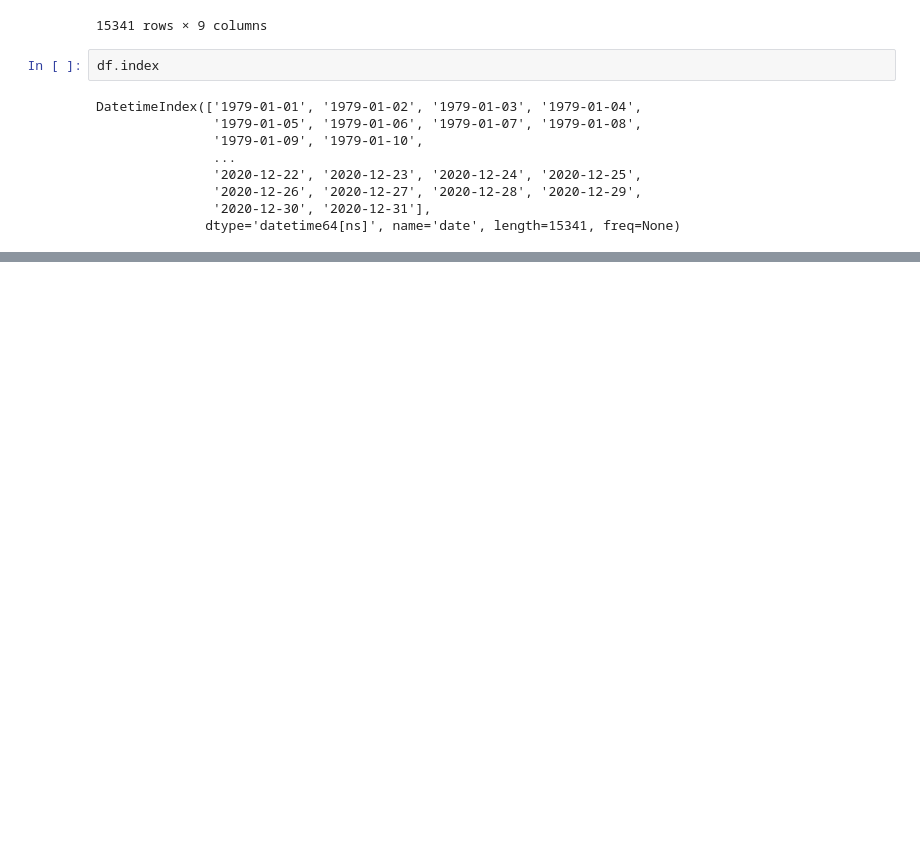
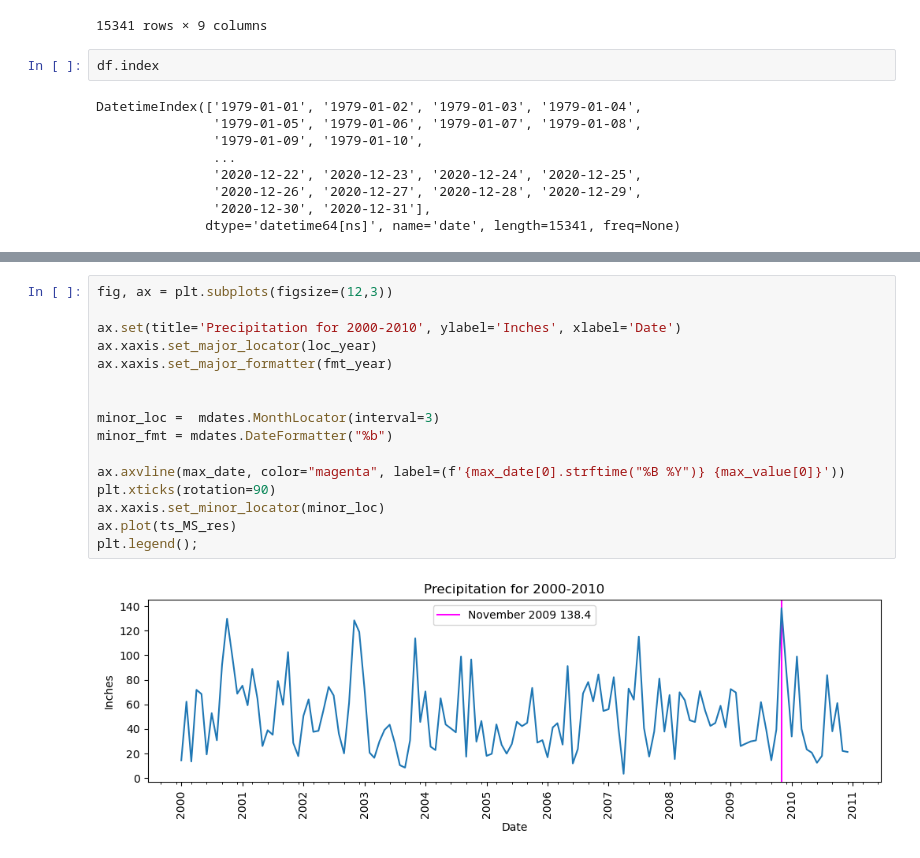
Before and after one commit to Mrammoss/Resampling-Datetime-Data, a Jupyter notebook: resampling.ipynb, the cells around one changed output, grey strips where cells are left out. Drawn from its saved outputs; the diff is of its cells as text; blank space fills up the shorter version.

```diff
--- a/resampling.ipynb
+++ b/resampling.ipynb
@@ -123,0 +151,18 @@ from matplotlib import dates as mdates
+# %%
+fig, ax = plt.subplots(figsize=(12,3))
+
+ax.set(title='Precipitation for 2000-2010', ylabel='Inches', xlabel='Date')
+ax.xaxis.set_major_locator(loc_year)
+ax.xaxis.set_major_formatter(fmt_year)
+
+
+minor_loc =  mdates.MonthLocator(interval=3)
+minor_fmt = mdates.DateFormatter("%b")
+
+ax.axvline(max_date, color="magenta", label=(f'{max_date[0].strftime("%B %Y")} {max_value[0]}'))
+plt.xticks(rotation=90)
+ax.xaxis.set_minor_locator(minor_loc)
+ax.plot(ts_MS_res)
+plt.legend();
+# %% [output]
+[figure, added]
```
Also changed, not shown: parts of 20 cells of this notebook.
